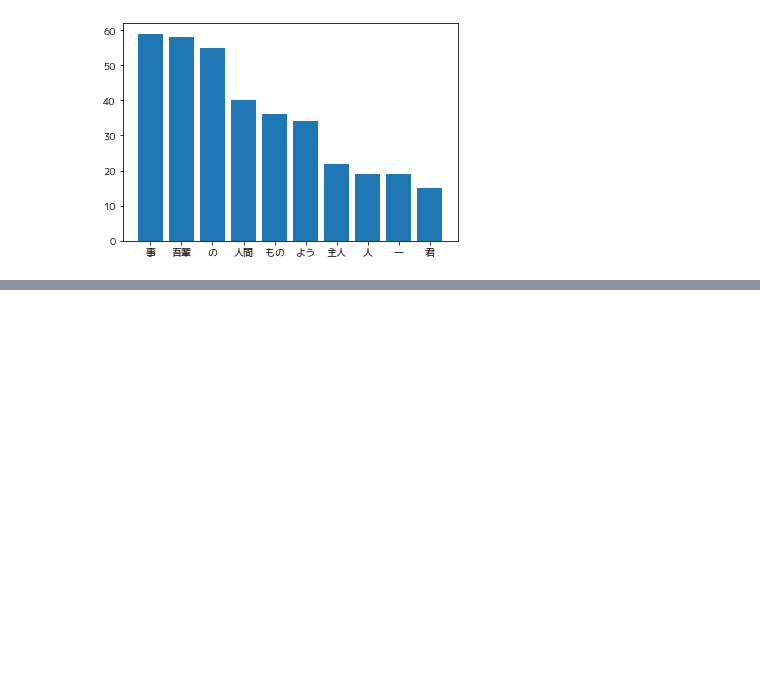
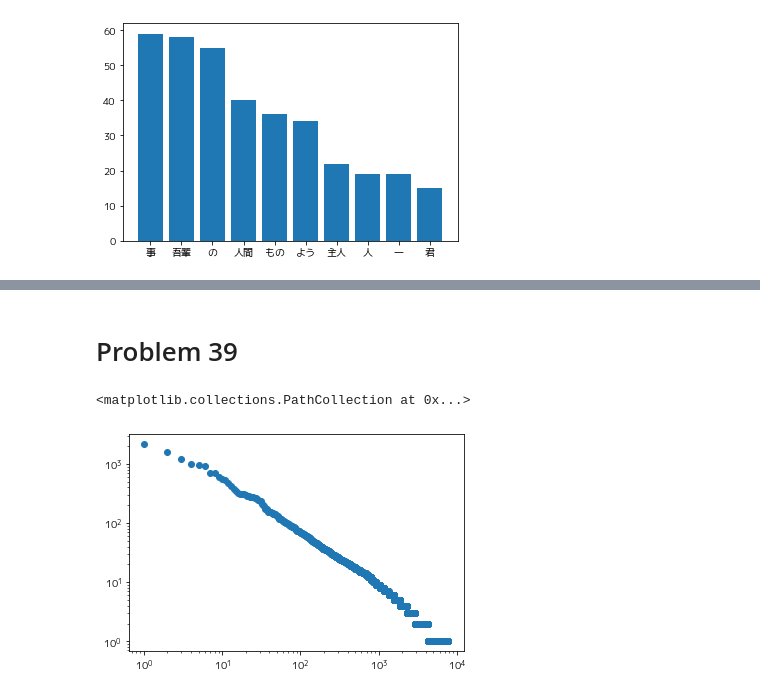
Before and after one commit to Tagussan/NLP100, a Jupyter notebook: NLP100_sec4.ipynb, the cells around one changed output, grey strips where cells are left out. Cells and saved outputs as stored; diff of their text form; code cells hidden in the pictures; blank space fills up the shorter version.

```diff
--- a/NLP100_sec4.ipynb
+++ b/NLP100_sec4.ipynb
@@ -155,0 +220,11 @@ plt.bar(words, vals)
+# %% [markdown]
+# Problem 39
+# %%
+occurence_sorted = list(reversed(sorted(occurence_noun.values())))
+ranks = list(range(1, len(occurence_sorted)+1))
+plt.xscale('log')
+plt.yscale('log')
+plt.scatter(ranks, occurence_sorted)
+# %% [output]
+<matplotlib.collections.PathCollection at 0x...>
+[figure, added]
```
Also changed, not shown: parts of 3 cells of this notebook.
